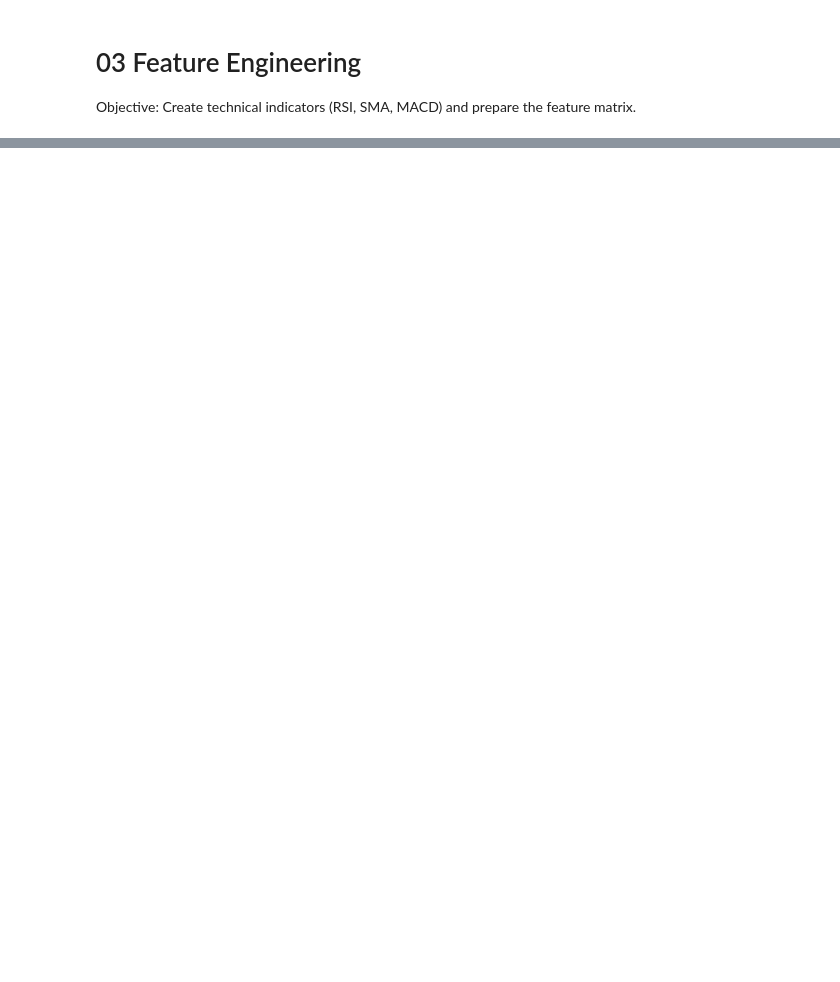
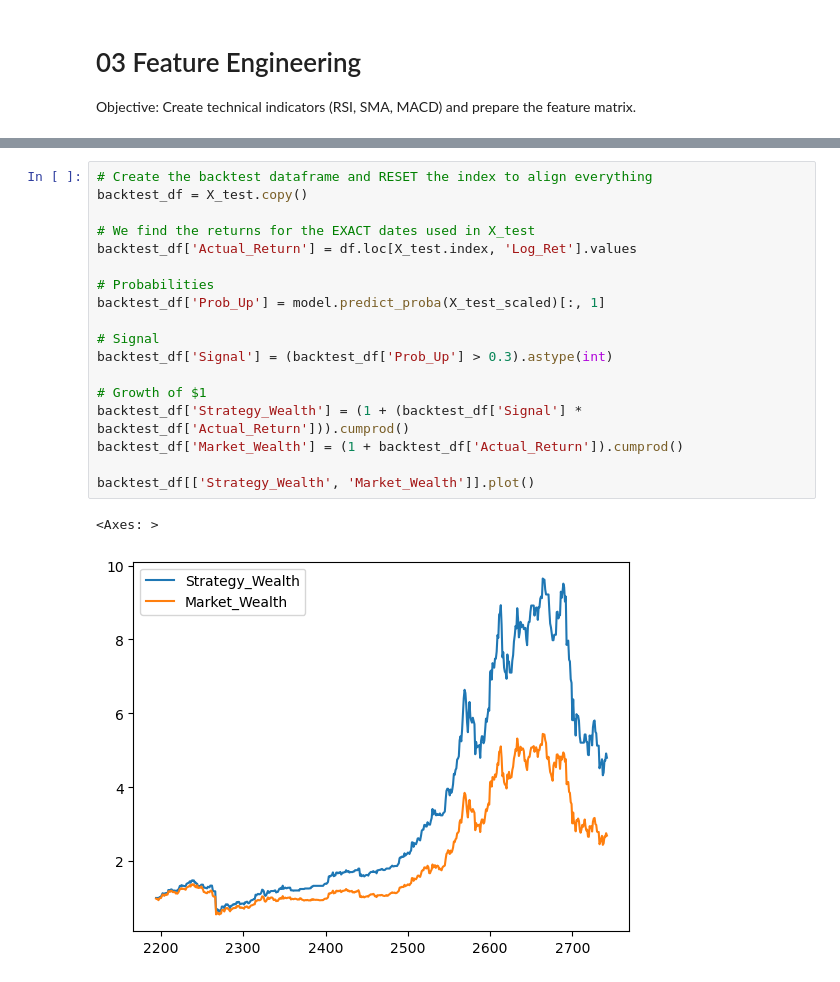
Before and after one commit to LouSens/BTC-trend-prediction, a Jupyter notebook: notebooks/ML_Pipeline.ipynb, the cells around one changed output, grey strips where cells are left out. Cells and saved outputs as stored; diff of their text form; blank space fills up the shorter version.

```diff
--- a/notebooks/01_EDA.ipynb
+++ b/notebooks/ML_Pipeline.ipynb
@@ -79,0 +257,21 @@ Objective: Create technical indicators (RSI, SMA, MACD) and prepare the feature
+# %%
+# Create the backtest dataframe and RESET the index to align everything
+backtest_df = X_test.copy()
+
+# We find the returns for the EXACT dates used in X_test
+backtest_df['Actual_Return'] = df.loc[X_test.index, 'Log_Ret'].values
+
+# Probabilities
+backtest_df['Prob_Up'] = model.predict_proba(X_test_scaled)[:, 1]
+
+# Signal
+backtest_df['Signal'] = (backtest_df['Prob_Up'] > 0.3).astype(int)
+
+# Growth of $1
+backtest_df['Strategy_Wealth'] = (1 + (backtest_df['Signal'] * backtest_df['Actual_Return'])).cumprod()
+backtest_df['Market_Wealth'] = (1 + backtest_df['Actual_Return']).cumprod()
+
+backtest_df[['Strategy_Wealth', 'Market_Wealth']].plot()
+# %% [output]
+<Axes: >
+[figure, added]
```
Also changed, not shown: parts of 15 cells of this notebook, 4 other files.
